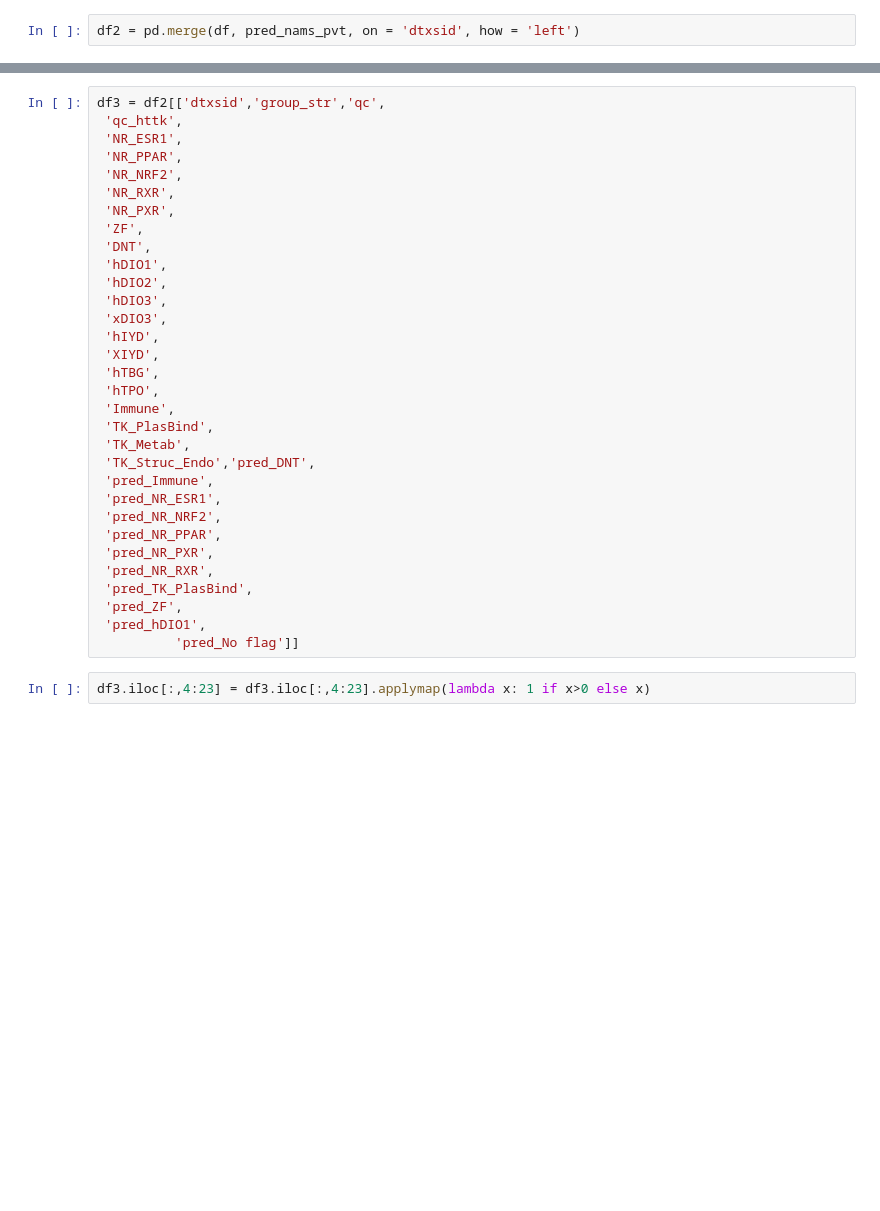
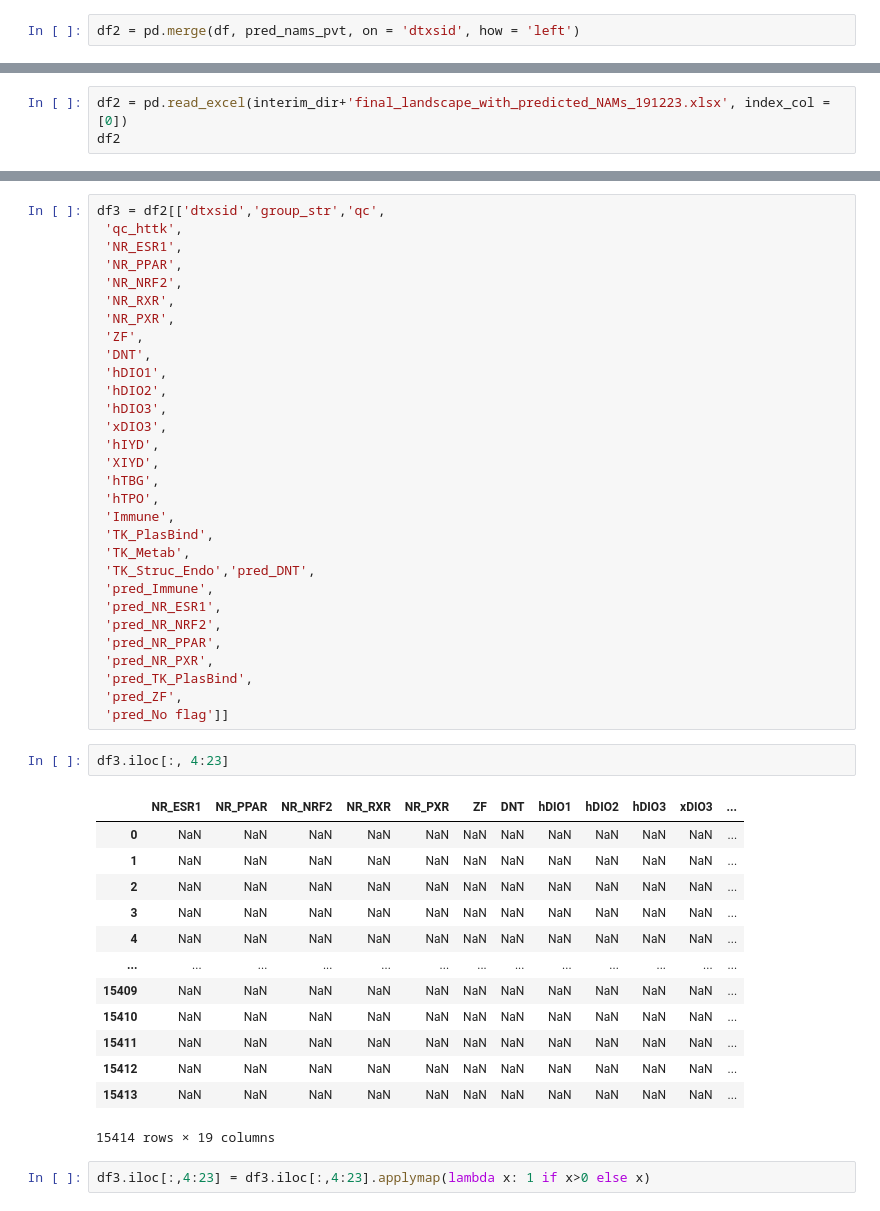
Before and after one commit to patlewig/nts_pfas, a Jupyter notebook: notebooks/16_NAM_flags-2.ipynb, the cells around one changed output, grey strips where cells are left out. Saved outputs shown, nothing was run; the diff lists cells and outputs as text; blank space fills up the shorter version.

```diff
--- a/notebooks/16_NAM_flags-2.ipynb
+++ b/notebooks/16_NAM_flags-2.ipynb
@@ -299,3 +301,6 @@ df2.to_excel(writer)
 
 
 writer.close()
+# %%
+df2 = pd.read_excel(interim_dir+'final_landscape_with_predicted_NAMs_191223.xlsx', index_col = [0])
+df2
@@ -326,11 +345,25 @@ df3 = df2[['dtxsid','group_str','qc',
  'pred_NR_NRF2',
  'pred_NR_PPAR',
  'pred_NR_PXR',
- 'pred_NR_RXR',
  'pred_TK_PlasBind',
  'pred_ZF',
- 'pred_hDIO1',
-          'pred_No flag']]
+ 'pred_No flag']]
+# %%
+df3.iloc[:, 4:23]
+# %% [output]
+|  | NR_ESR1 | NR_PPAR | NR_NRF2 | NR_RXR | NR_PXR | ZF | DNT | hDIO1 | hDIO2 | hDIO3 | xDIO3 | ... |
+| 0 | NaN | NaN | NaN | NaN | NaN | NaN | NaN | NaN | NaN | NaN | NaN | ... |
+| 1 | NaN | NaN | NaN | NaN | NaN | NaN | NaN | NaN | NaN | NaN | NaN | ... |
+| 2 | NaN | NaN | NaN | NaN | NaN | NaN | NaN | NaN | NaN | NaN | NaN | ... |
+| 3 | NaN | NaN | NaN | NaN | NaN | NaN | NaN | NaN | NaN | NaN | NaN | ... |
+| 4 | NaN | NaN | NaN | NaN | NaN | NaN | NaN | NaN | NaN | NaN | NaN | ... |
+| ... | ... | ... | ... | ... | ... | ... | ... | ... | ... | ... | ... | ... |
+| 15409 | NaN | NaN | NaN | NaN | NaN | NaN | NaN | NaN | NaN | NaN | NaN | ... |
+| 15410 | NaN | NaN | NaN | NaN | NaN | NaN | NaN | NaN | NaN | NaN | NaN | ... |
+| 15411 | NaN | NaN | NaN | NaN | NaN | NaN | NaN | NaN | NaN | NaN | NaN | ... |
+| 15412 | NaN | NaN | NaN | NaN | NaN | NaN | NaN | NaN | NaN | NaN | NaN | ... |
+| 15413 | NaN | NaN | NaN | NaN | NaN | NaN | NaN | NaN | NaN | NaN | NaN | ... |
+15414 rows × 19 columns
 # %%
 df3.iloc[:,4:23] = df3.iloc[:,4:23].applymap(lambda x: 1 if x>0 else x)
 # %% [output]
```
Also changed, not shown: parts of 24 cells of this notebook, 4 other files.
